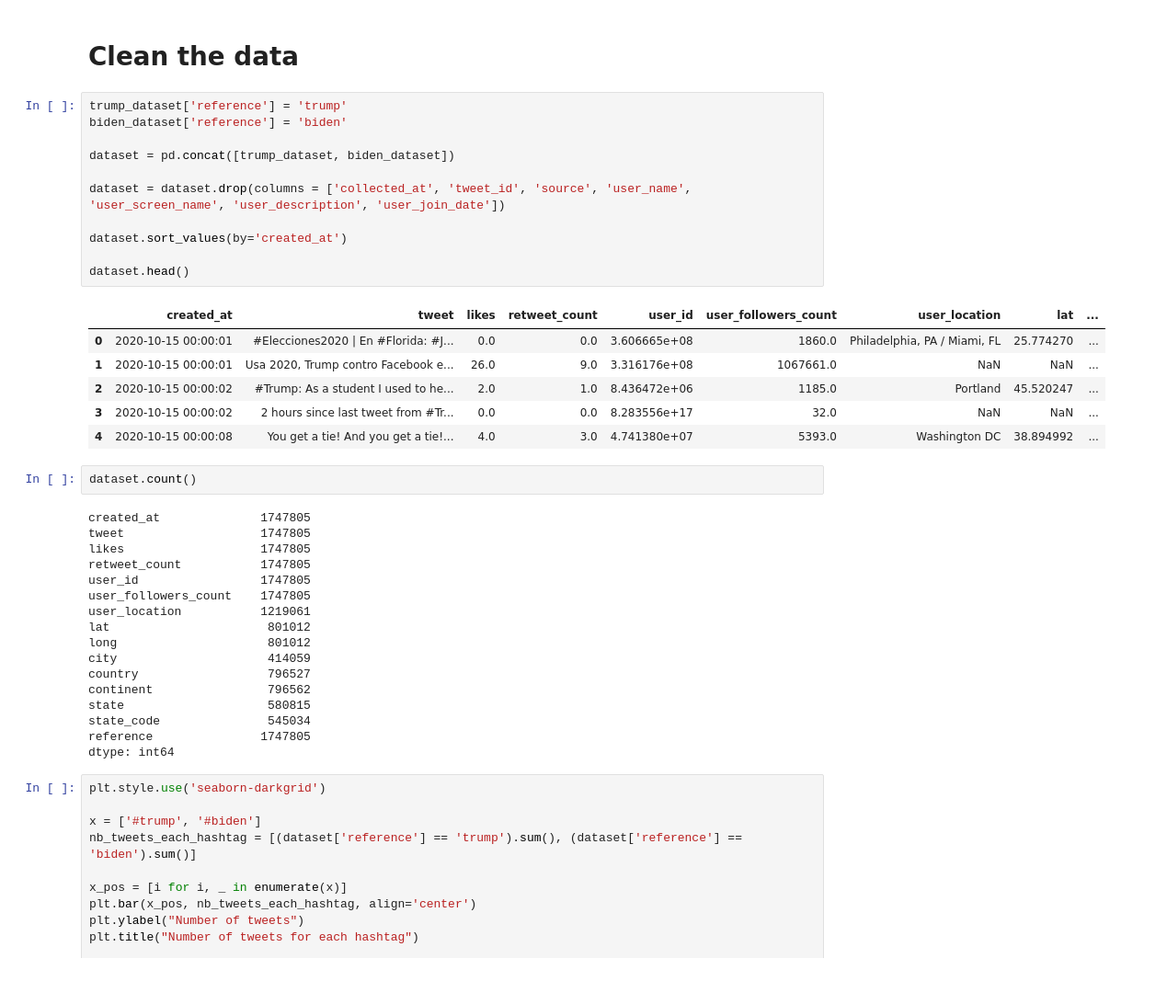
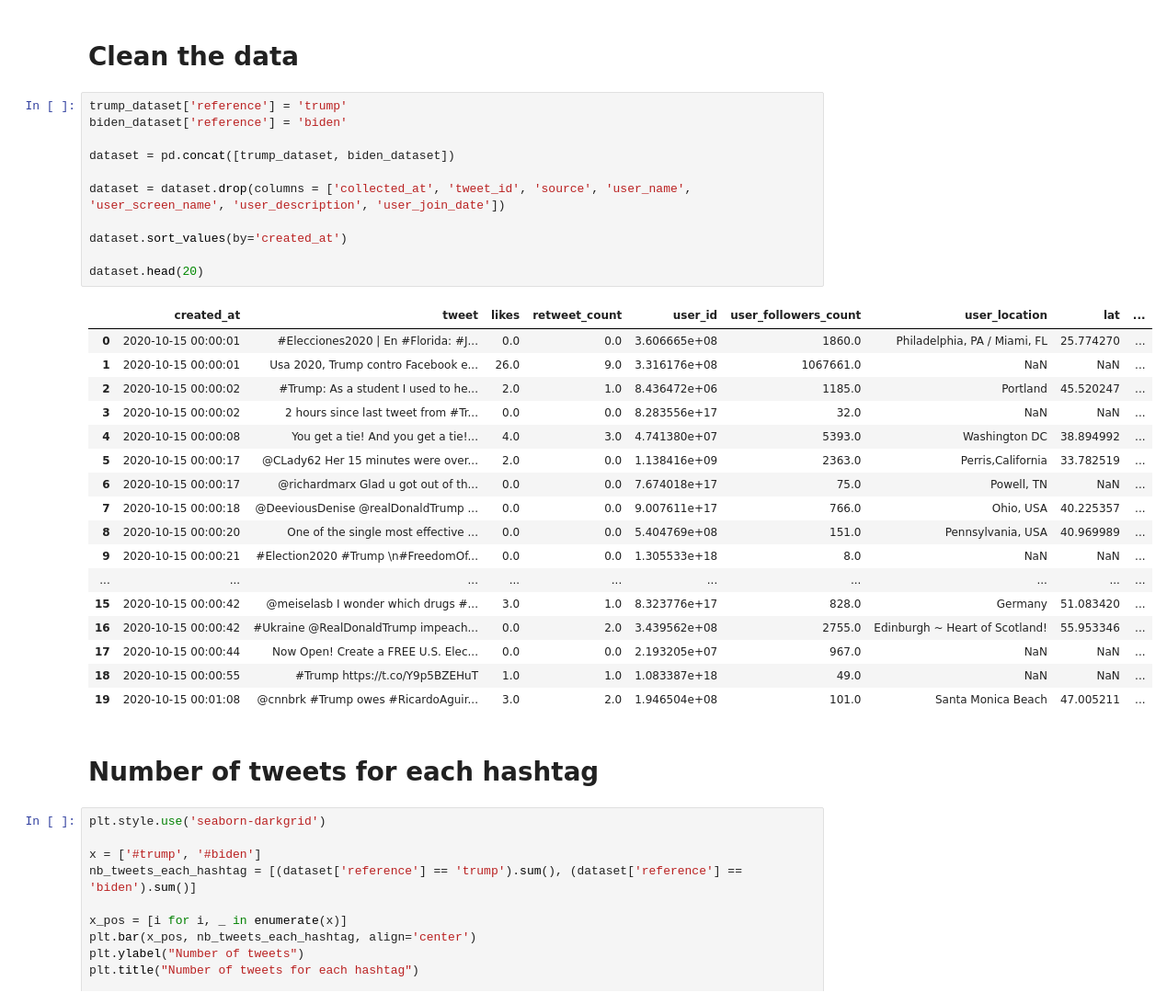
Before and after one commit to Guillaume-Vacelet/bigdata_group_1, a Jupyter notebook: sentiment_analysis.ipynb, the cells around one changed output. Shown: that part at 92% size. Saved outputs shown, nothing was run; the diff lists cells and outputs as text.

```diff
--- a/sentiment_analysis.ipynb
+++ b/sentiment_analysis.ipynb
@@ -41,40 +43,34 @@ trump_dataset.head()
 # %%
 trump_dataset['reference'] = 'trump'
 biden_dataset['reference'] = 'biden'
 
 dataset = pd.concat([trump_dataset, biden_dataset])
 
 dataset = dataset.drop(columns = ['collected_at', 'tweet_id', 'source', 'user_name', 'user_screen_name', 'user_description', 'user_join_date'])
 
 dataset.sort_values(by='created_at')
 
-dataset.head()
+dataset.head(20)
 # %% [output]
 |  | created_at | tweet | likes | retweet_count | user_id | user_followers_count | user_location | lat | ... |
 | 0 | 2020-10-15 00:00:01 | #Elecciones2020 | En #Florida: #J... | 0.0 | 0.0 | 3.606665e+08 | 1860.0 | Philadelphia, PA / Miami, FL | 25.774270 | ... |
 | 1 | 2020-10-15 00:00:01 | Usa 2020, Trump contro Facebook e... | 26.0 | 9.0 | 3.316176e+08 | 1067661.0 | NaN | NaN | ... |
 | 2 | 2020-10-15 00:00:02 | #Trump: As a student I used to he... | 2.0 | 1.0 | 8.436472e+06 | 1185.0 | Portland | 45.520247 | ... |
 | 3 | 2020-10-15 00:00:02 | 2 hours since last tweet from #Tr... | 0.0 | 0.0 | 8.283556e+17 | 32.0 | NaN | NaN | ... |
 | 4 | 2020-10-15 00:00:08 | You get a tie! And you get a tie!... | 4.0 | 3.0 | 4.741380e+07 | 5393.0 | Washington DC | 38.894992 | ... |
+| 5 | 2020-10-15 00:00:17 | @CLady62 Her 15 minutes were over... | 2.0 | 0.0 | 1.138416e+09 | 2363.0 | Perris,California | 33.782519 | ... |
+| 6 | 2020-10-15 00:00:17 | @richardmarx Glad u got out of th... | 0.0 | 0.0 | 7.674018e+17 | 75.0 | Powell, TN | NaN | ... |
+| 7 | 2020-10-15 00:00:18 | @DeeviousDenise @realDonaldTrump ... | 0.0 | 0.0 | 9.007611e+17 | 766.0 | Ohio, USA | 40.225357 | ... |
+| 8 | 2020-10-15 00:00:20 | One of the single most effective ... | 0.0 | 0.0 | 5.404769e+08 | 151.0 | Pennsylvania, USA | 40.969989 | ... |
+| 9 | 2020-10-15 00:00:21 | #Election2020 #Trump \n#FreedomOf... | 0.0 | 0.0 | 1.305533e+18 | 8.0 | NaN | NaN | ... |
+| ... | ... | ... | ... | ... | ... | ... | ... | ... | ... |
+| 15 | 2020-10-15 00:00:42 | @meiselasb I wonder which drugs #... | 3.0 | 1.0 | 8.323776e+17 | 828.0 | Germany | 51.083420 | ... |
+| 16 | 2020-10-15 00:00:42 | #Ukraine @RealDonaldTrump impeach... | 0.0 | 2.0 | 3.439562e+08 | 2755.0 | Edinburgh ~ Heart of Scotland! | 55.953346 | ... |
+| 17 | 2020-10-15 00:00:44 | Now Open! Create a FREE U.S. Elec... | 0.0 | 0.0 | 2.193205e+07 | 967.0 | NaN | NaN | ... |
+| 18 | 2020-10-15 00:00:55 | #Trump https://t.co/Y9p5BZEHuT | 1.0 | 1.0 | 1.083387e+18 | 49.0 | NaN | NaN | ... |
+| 19 | 2020-10-15 00:01:08 | @cnnbrk #Trump owes #RicardoAguir... | 3.0 | 2.0 | 1.946504e+08 | 101.0 | Santa Monica Beach | 47.005211 | ... |
-# %%
-dataset.count()
-# %% [output]
-created_at              1747805
-tweet                   1747805
-likes                   1747805
-retweet_count           1747805
-user_id                 1747805
-user_followers_count    1747805
-user_location           1219061
-lat                      801012
-long                     801012
-city                     414059
-country                  796527
-continent                796562
-state                    580815
-state_code               545034
-reference               1747805
-dtype: int64
+# %% [markdown]
+# Number of tweets for each hashtag
 # %%
 plt.style.use('seaborn-darkgrid')
 
```
Also changed, not shown: parts of 5 cells of this notebook.
